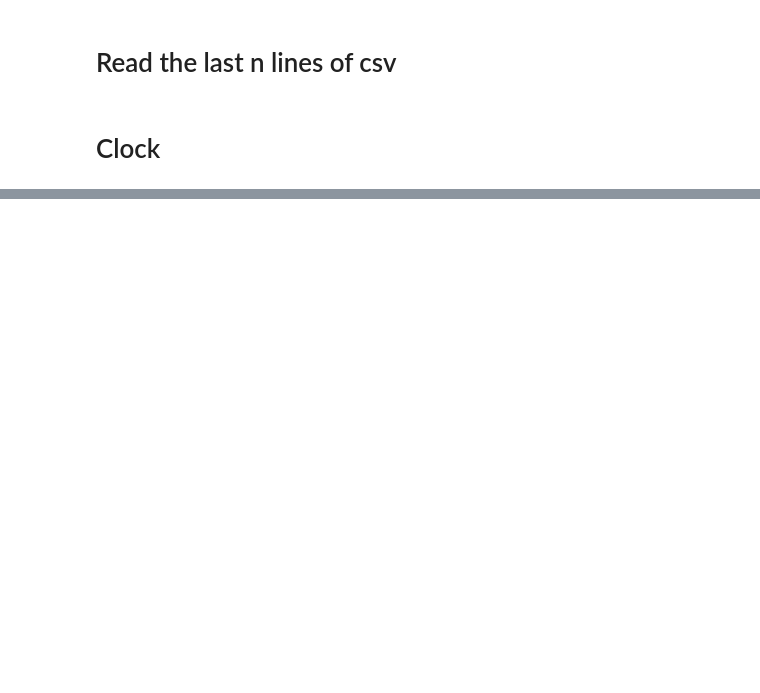
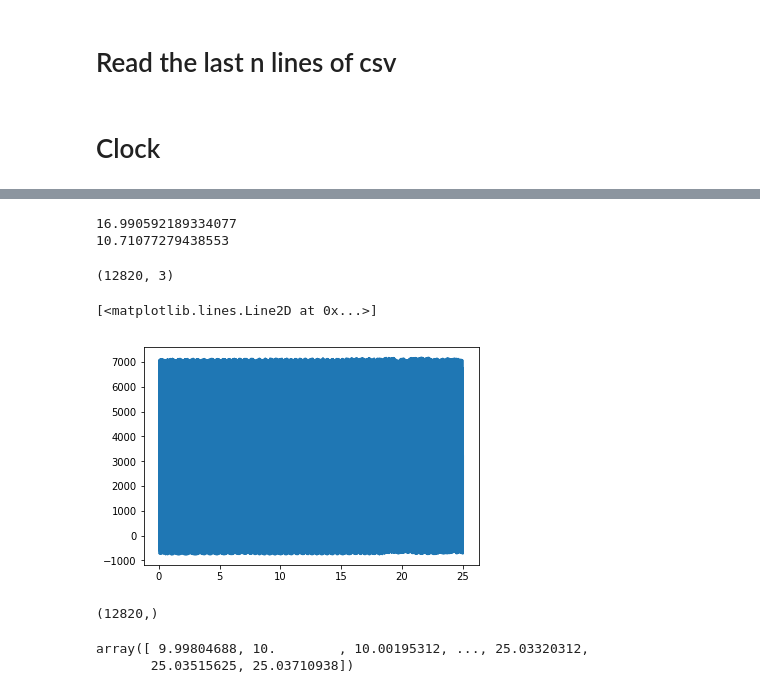
Before and after one commit to s151202/EEG_data_streaming, a Jupyter notebook: Untitled.ipynb, the cells around one changed output, grey strips where cells are left out. Cells and saved outputs as stored; diff of their text form; code cells hidden in the pictures; blank space fills up the shorter version.

```diff
--- a/Untitled.ipynb
+++ b/Untitled.ipynb
@@ -101,0 +159,6 @@ KeyboardInterrupt:
+# %%
+print(np.average((np.sum(power_o3), np.sum(power_o2) )))
+print(np.average((np.sum(power_c3), np.sum(power_c2) )))
+# %% [output]
+16.990592189334077
+10.71077279438553
@@ -101,0 +167,4 @@ KeyboardInterrupt:
+# %%
+np.shape(filtered_eeg)
+# %% [output]
+(12820, 3)
@@ -101,0 +173,12 @@ KeyboardInterrupt:
+# %%
+y = data[1:,2].astype('float')
+x =  (np.linspace(0, len(y), len(y))) * 1/512
+# %%
+plt.plot(x,y)
+# %% [output]
+[<matplotlib.lines.Line2D at 0x...>]
+[figure, added]
+# %%
+np.shape(y)
+# %% [output]
+(12820,)
@@ -101,0 +187,5 @@ KeyboardInterrupt:
+# %%
+openeyes.astype('float')
+# %% [output]
+array([ 9.99804688, 10.        , 10.00195312, ..., 25.03320312,
+       25.03515625, 25.03710938])
```
Also changed, not shown: parts of 41 cells of this notebook.
